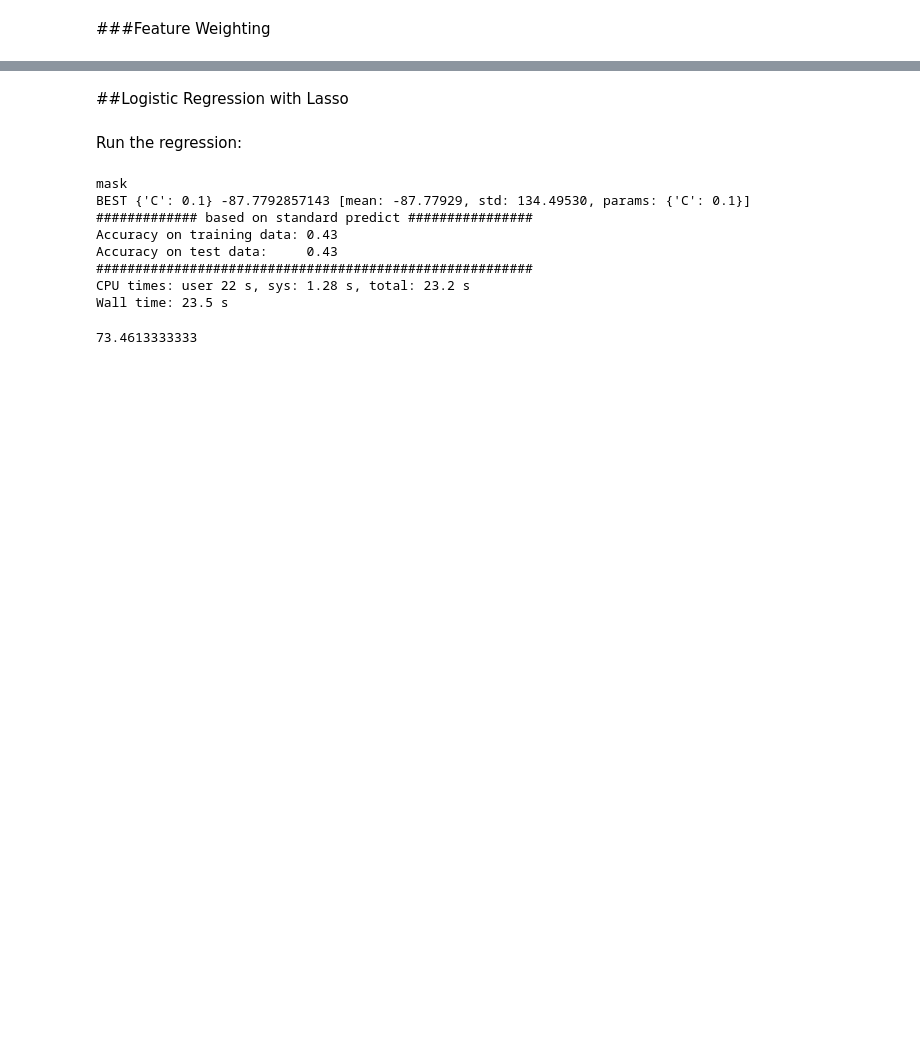
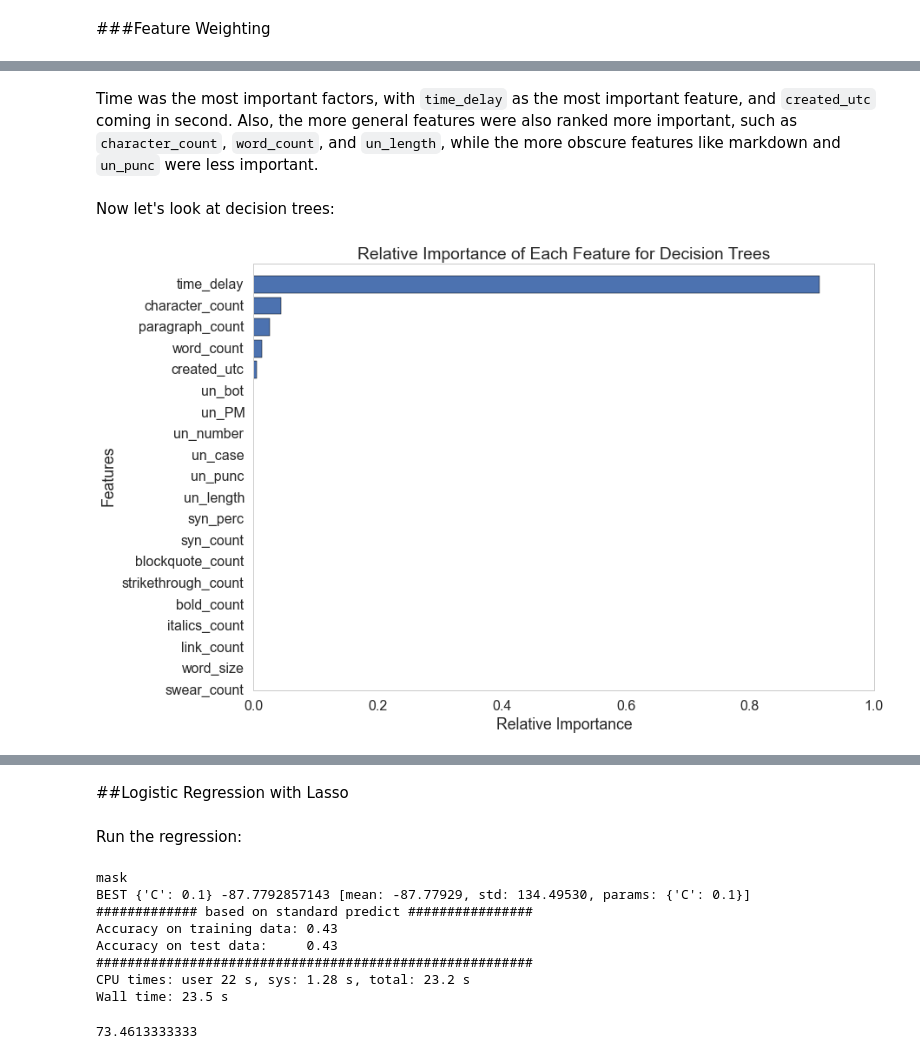
Before and after one commit to geoffstevens8/finalproject, a Jupyter notebook: supervised_learning.ipynb, the cells around one changed output, grey strips where cells are left out. Saved outputs shown, nothing was run; the diff lists cells and outputs as text; code cells hidden in the pictures; blank space fills up the shorter version.

````diff
--- a/supervised_learning.ipynb
+++ b/supervised_learning.ipynb
@@ -319,0 +330,16 @@ Let's take a look at how each model weighted the features we provided it:
+# %% [markdown]
+Time was the most important factors, with ```time_delay``` as the most important feature, and ```created_utc``` coming in second. Also, the more general features were also ranked more important, such as ```character_count```,  ```word_count```, and ```un_length```, while the more obscure features like markdown and ```un_punc``` were less important.
+# %% [markdown]
+Now let's look at decision trees:
+# %%
+tree_feat_sort = sorted(tree_feats, key=lambda x: x[1])
+plt.barh(range(len(tree_feats)), [x[1] for x in tree_feat_sort], align='center')
+plt.yticks(range(len(tree_feats)), [x[0] for x in tree_feat_sort])
+plt.title('Relative Importance of Each Feature for Decision Trees')
+plt.xlabel('Relative Importance')
+plt.ylabel('Features')
+plt.ylim([0, 20])
+plt.grid()
+plt.show()
+# %% [output]
+[figure, added]
````
Also changed, not shown: parts of 10 cells of this notebook.
